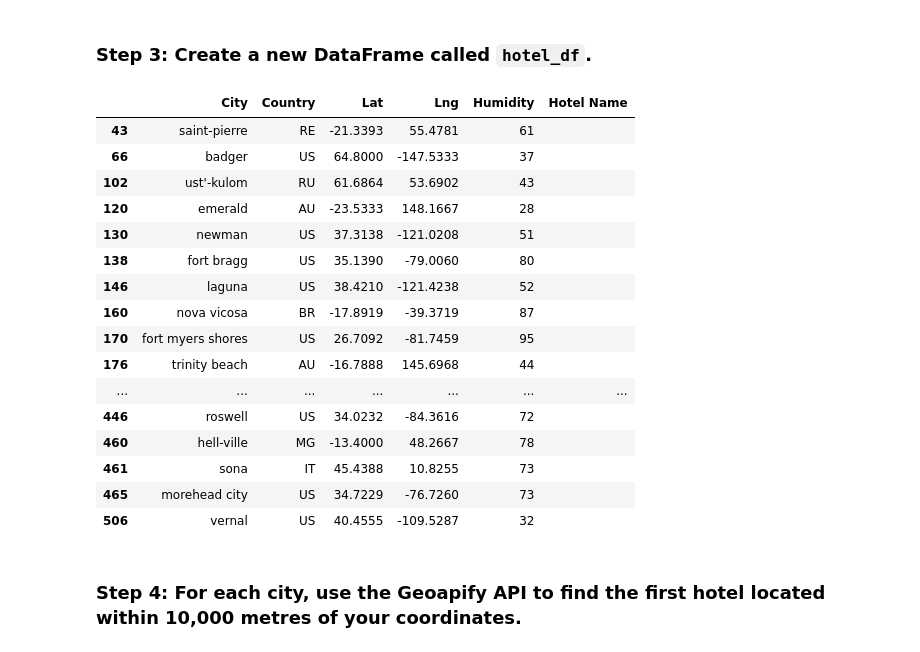
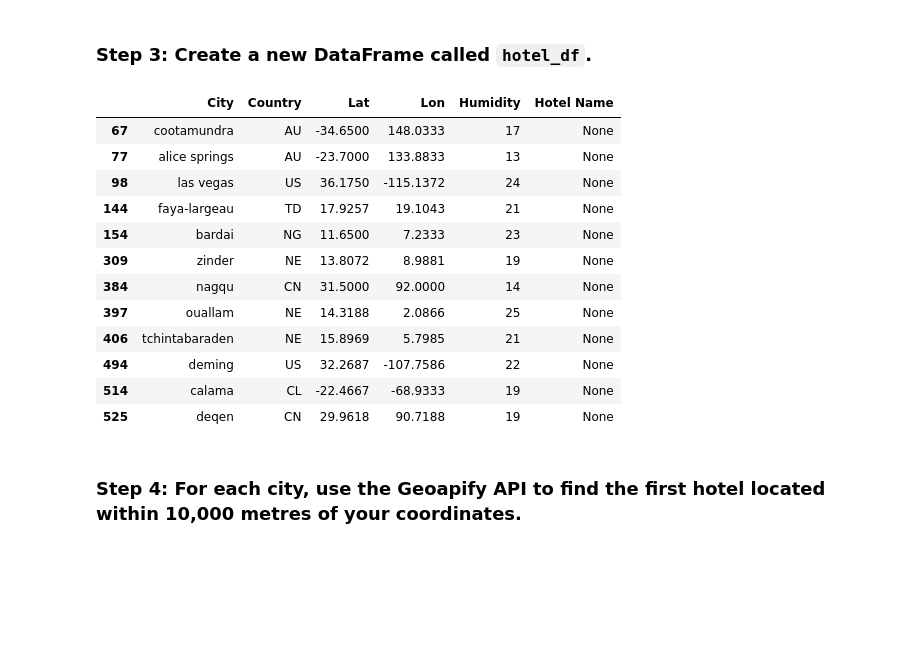
Before and after one commit to 99btyler/MSUDA-challenge-requests, a Jupyter notebook: submission/WeatherPy/VacationPy.ipynb, the cells around one changed output. Saved outputs shown, nothing was run; the diff lists cells and outputs as text; code cells hidden in the pictures; blank space fills up the shorter version.

```diff
--- a/submission/WeatherPy/VacationPy.ipynb
+++ b/submission/WeatherPy/VacationPy.ipynb
@@ -67,31 +67,27 @@ narrowed_city_data_df
 ### Step 3: Create a new DataFrame called `hotel_df`.
 # %%
 # Use the Pandas copy function to create DataFrame called hotel_df to store the city, country, coordinates, and humidity
-# YOUR CODE HERE
+hotel_df = narrowed_city_data_df[["City", "Country", "Lat", "Lon", "Humidity"]].copy()
 
 # Add an empty column, "Hotel Name," to the DataFrame so you can store the hotel found using the Geoapify API
-# YOUR CODE HERE
+hotel_df["Hotel Name"] = None
 
 # Display sample data
-# YOUR CODE HERE
+hotel_df
 # %% [output]
-|  | City | Country | Lat | Lng | Humidity | Hotel Name |
-| 43 | saint-pierre | RE | -21.3393 | 55.4781 | 61 |  |
-| 66 | badger | US | 64.8000 | -147.5333 | 37 |  |
-| 102 | ust'-kulom | RU | 61.6864 | 53.6902 | 43 |  |
-| 120 | emerald | AU | -23.5333 | 148.1667 | 28 |  |
-| 130 | newman | US | 37.3138 | -121.0208 | 51 |  |
-| 138 | fort bragg | US | 35.1390 | -79.0060 | 80 |  |
-| 146 | laguna | US | 38.4210 | -121.4238 | 52 |  |
-| 160 | nova vicosa | BR | -17.8919 | -39.3719 | 87 |  |
-| 170 | fort myers shores | US | 26.7092 | -81.7459 | 95 |  |
-| 176 | trinity beach | AU | -16.7888 | 145.6968 | 44 |  |
-| ... | ... | ... | ... | ... | ... | ... |
-| 446 | roswell | US | 34.0232 | -84.3616 | 72 |  |
-| 460 | hell-ville | MG | -13.4000 | 48.2667 | 78 |  |
-| 461 | sona | IT | 45.4388 | 10.8255 | 73 |  |
-| 465 | morehead city | US | 34.7229 | -76.7260 | 73 |  |
-| 506 | vernal | US | 40.4555 | -109.5287 | 32 |  |
+|  | City | Country | Lat | Lon | Humidity | Hotel Name |
+| 67 | cootamundra | AU | -34.6500 | 148.0333 | 17 | None |
+| 77 | alice springs | AU | -23.7000 | 133.8833 | 13 | None |
+| 98 | las vegas | US | 36.1750 | -115.1372 | 24 | None |
+| 144 | faya-largeau | TD | 17.9257 | 19.1043 | 21 | None |
+| 154 | bardai | NG | 11.6500 | 7.2333 | 23 | None |
+| 309 | zinder | NE | 13.8072 | 8.9881 | 19 | None |
+| 384 | nagqu | CN | 31.5000 | 92.0000 | 14 | None |
+| 397 | ouallam | NE | 14.3188 | 2.0866 | 25 | None |
+| 406 | tchintabaraden | NE | 15.8969 | 5.7985 | 21 | None |
+| 494 | deming | US | 32.2687 | -107.7586 | 22 | None |
+| 514 | calama | CL | -22.4667 | -68.9333 | 19 | None |
+| 525 | deqen | CN | 29.9618 | 90.7188 | 19 | None |
 # %% [markdown]
 ### Step 4: For each city, use the Geoapify API to find the first hotel located within 10,000 metres of your coordinates.
 # %%
```
Also changed, not shown: parts of 3 cells of this notebook.
